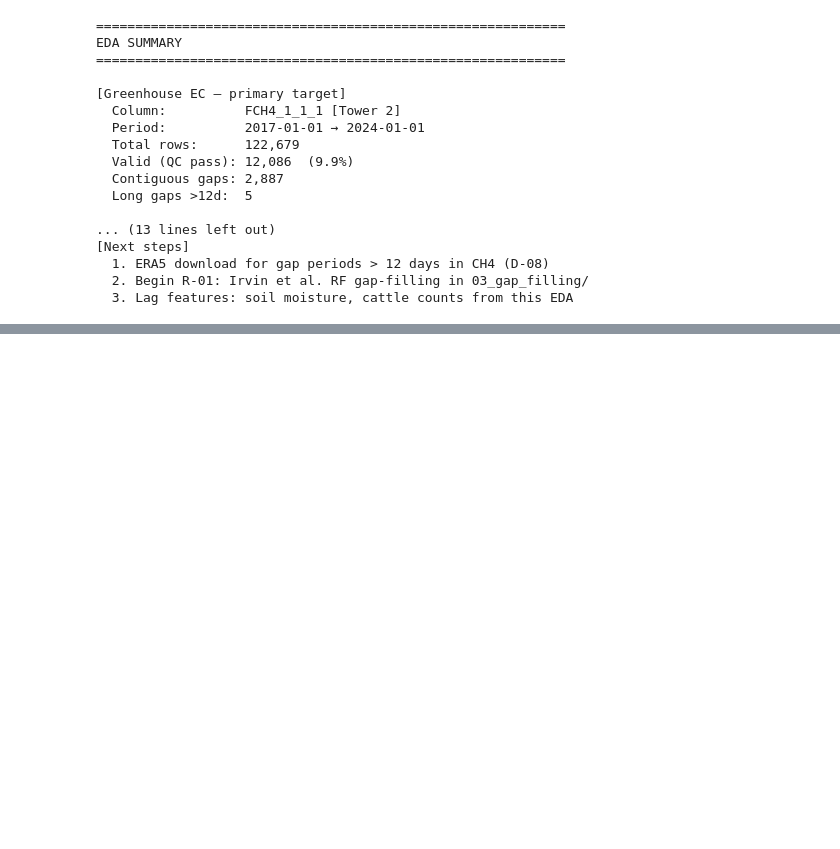
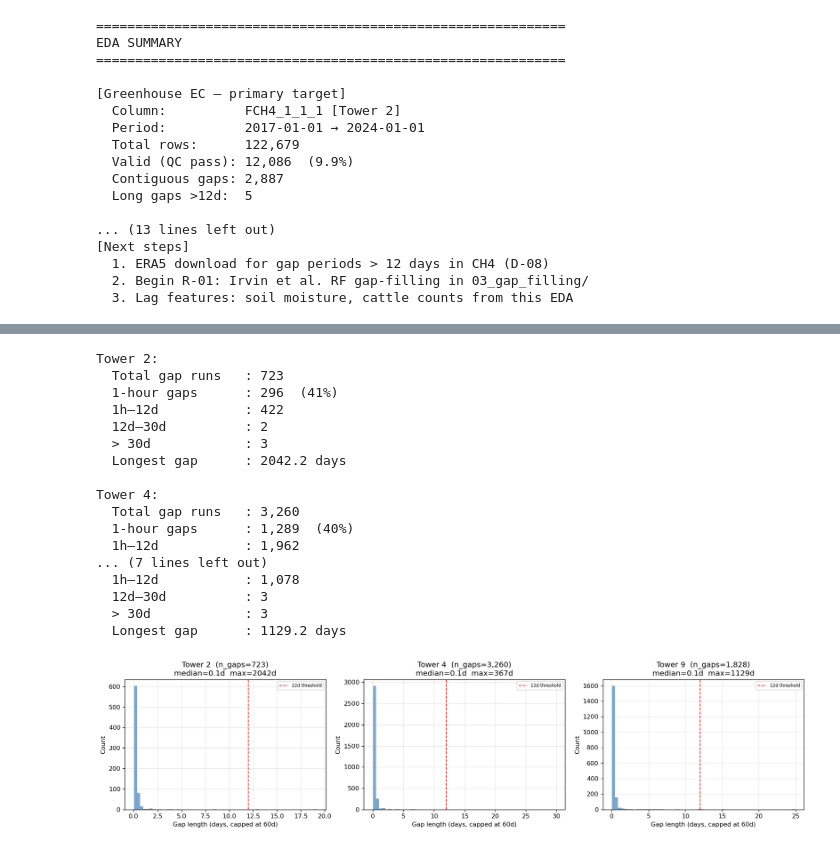
Before and after one commit to nicholas-tobias-00/COMP0191-Dissertation, a Jupyter notebook: notebooks/02_eda/Dataset EDA.ipynb, the cells around one changed output, grey strips where cells are left out. Saved outputs shown, nothing was run; the diff lists cells and outputs as text; code cells hidden in the pictures; blank space fills up the shorter version.

```diff
--- a/notebooks/02_eda/Dataset EDA.ipynb
+++ b/notebooks/02_eda/Dataset EDA.ipynb
@@ -748,0 +867,70 @@ EDA SUMMARY
+# %%
+# ── 6.4 Gap length distribution per tower (critical for R-01) ────────────────
+# R-01's artificial gap generation must match the observed gap length distribution.
+# This plot shows what that distribution looks like for each tower.
+
+def gap_run_lengths(series):
+    """Return array of contiguous NaN run lengths (in hours)."""
+    runs, in_gap, run = [], False, 0
+    for v in series.isna():
+        if v:
+            in_gap = True
+            run += 1
+        elif in_gap:
+            runs.append(run)
+            in_gap, run = False, 0
+    if in_gap:
+        runs.append(run)
+    return np.array(runs)
+
+fig, axes = plt.subplots(1, 3, figsize=(16, 4))
+
+for ax, (tower, col) in zip(axes, fch4_targets.items()):
+    if col not in df.columns:
+        ax.set_title(f"{tower}: missing")
+        continue
+
+    runs     = gap_run_lengths(df[col])
+    days     = runs / 24
+    plot_cap = 60  # cap display at 60 days to see short-gap structure
+
+    ax.hist(days[days <= plot_cap], bins=60, color="steelblue", alpha=0.7, edgecolor="none")
+    ax.axvline(12, color="red", lw=1.2, ls="--", label="12d threshold")
+    ax.set_title(
+        f"{tower}  (n_gaps={len(runs):,})\n"
+        f"median={np.median(days):.1f}d  max={days.max():.0f}d"
+    )
+    ax.set_xlabel("Gap length (days, capped at 60d)")
+    ax.set_ylabel("Count")
+    ax.legend(fontsize=7)
+
+    print(f"\n{tower}:")
+    print(f"  Total gap runs   : {len(runs):,}")
+    print(f"  1-hour gaps      : {(runs == 1).sum():,}  ({(runs==1).mean()*100:.0f}%)")
+    print(f"  1h–12d           : {((runs > 1) & (days <= 12)).sum():,}")
+    print(f"  12d–30d          : {((days > 12) & (days <= 30)).sum():,}")
+    print(f"  > 30d            : {(days > 30).sum():,}")
+    print(f"  Longest gap      : {days.max():.1f} days")
+
+plt.tight_layout()
+plt.savefig(RESULTS / "hourly_gap_length_distribution.png", bbox_inches="tight")
+plt.show()
+# %% [output]
+Tower 2:
+  Total gap runs   : 723
+  1-hour gaps      : 296  (41%)
+  1h–12d           : 422
+  12d–30d          : 2
+  > 30d            : 3
+  Longest gap      : 2042.2 days
+
+Tower 4:
+  Total gap runs   : 3,260
+  1-hour gaps      : 1,289  (40%)
+  1h–12d           : 1,962
+... (7 lines left out)
+  1h–12d           : 1,078
+  12d–30d          : 3
+  > 30d            : 3
+  Longest gap      : 1129.2 days
+[figure, added]
```
Also changed, not shown: parts of 9 cells of this notebook, 15 other files.
